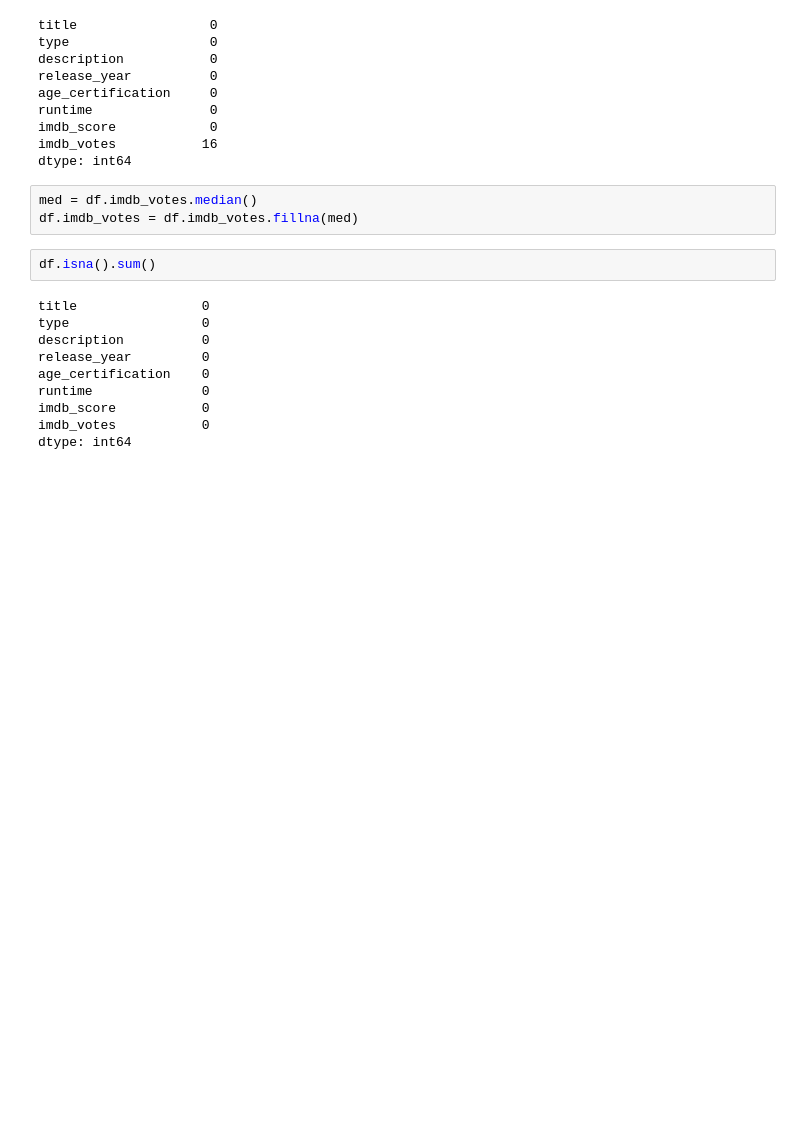
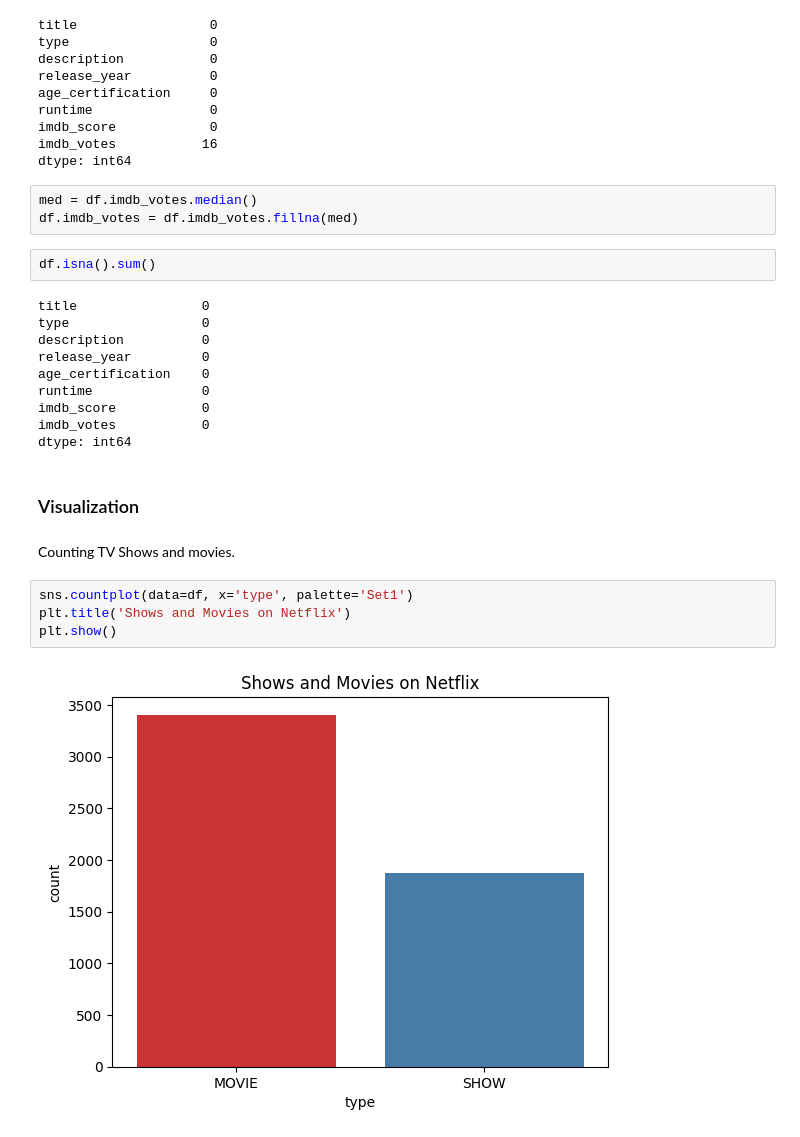
Before and after one commit to PaulPawelec/DataMining, a Jupyter notebook: Netflix_Visualization.ipynb, the cells around one changed output. Saved outputs shown, nothing was run; the diff lists cells and outputs as text; blank space fills up the shorter version.

Commit message:
Visualization movies vs TVshows part 1

```diff
--- a/Netflix_Visualization.ipynb
+++ b/Netflix_Visualization.ipynb
@@ -123,3 +124,13 @@ runtime              0
 imdb_score           0
 imdb_votes           0
 dtype: int64
+# %% [markdown]
+### Visualization
+# %% [markdown]
+Counting TV Shows and movies.
+# %%
+sns.countplot(data=df, x='type', palette='Set1')
+plt.title('Shows and Movies on Netflix')
+plt.show()
+# %% [output]
+[figure, added]
```
Also changed, not shown: parts of 10 cells of this notebook.
